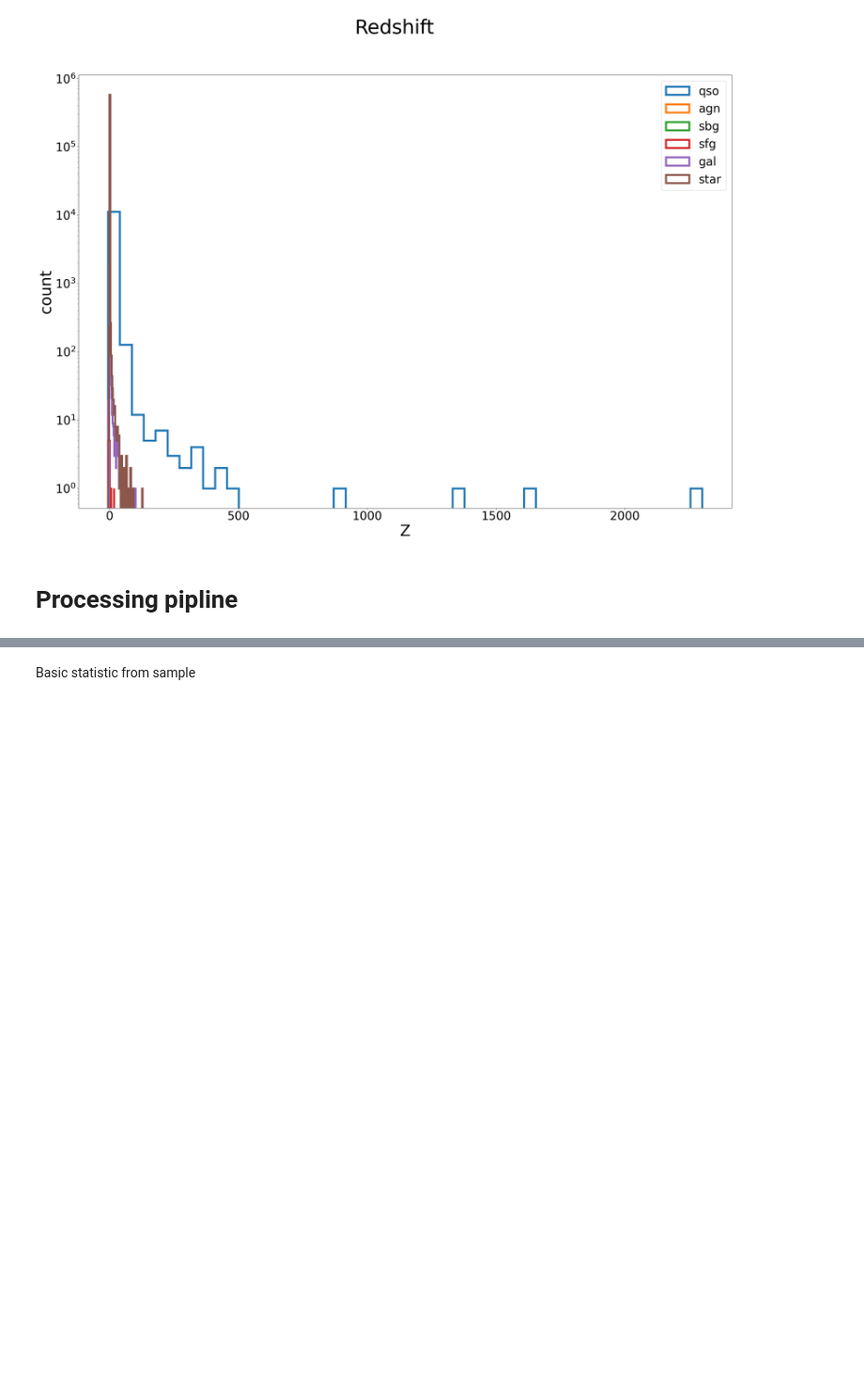
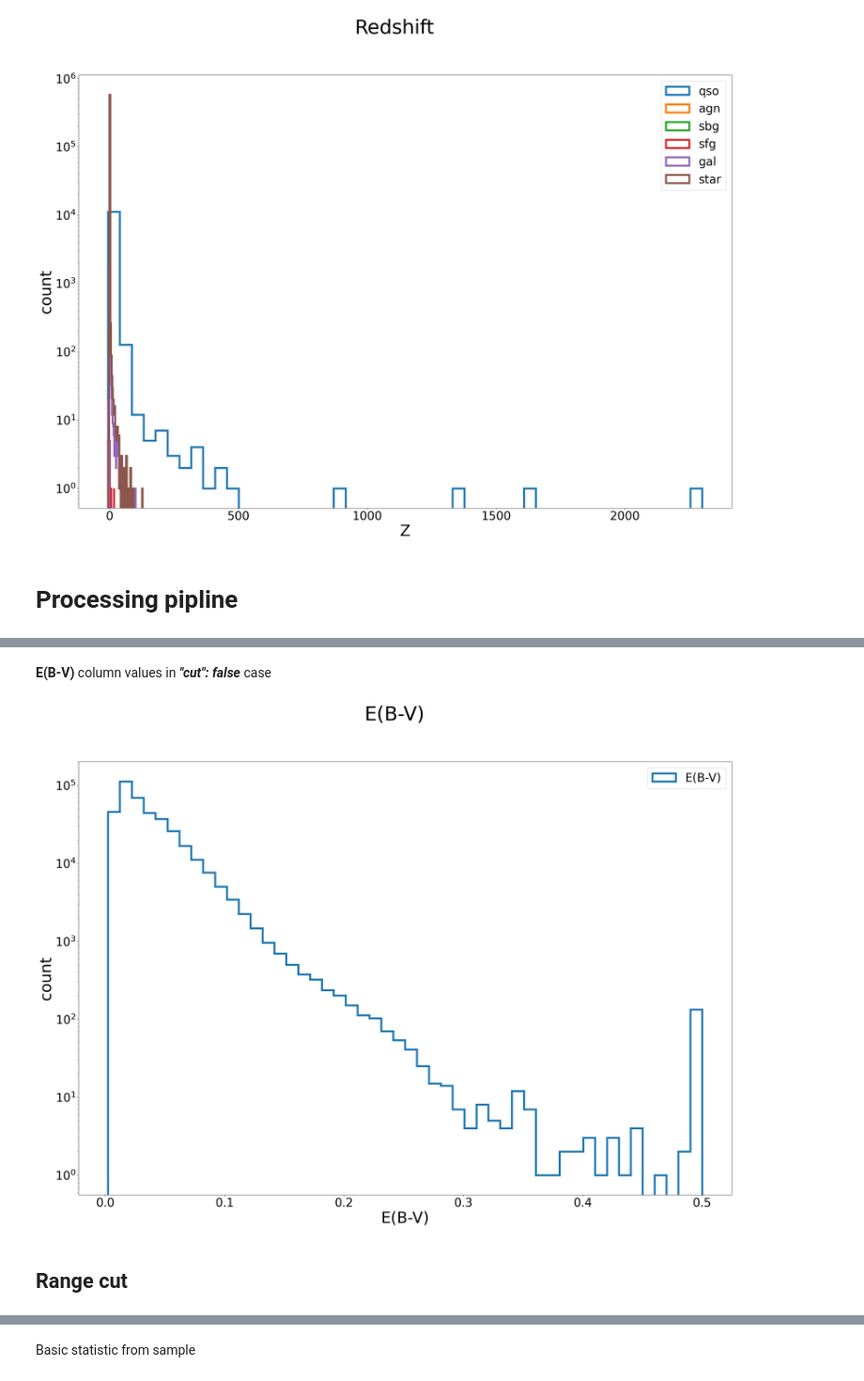
Before and after one commit to lrikozavr/extragalactic_object_locate_with_ml, a Jupyter notebook: export/main.ipynb, the cells around one changed output, grey strips where cells are left out. Shown at 94% size. Saved outputs shown, nothing was run; the diff lists cells and outputs as text; code cells hidden in the pictures; blank space fills up the shorter version.

```diff
--- a/export/main.ipynb
+++ b/export/main.ipynb
@@ -372,14 +366,24 @@ agn_cls
 # %%
 from matplotlib import pyplot as plt
 %matplotlib inline
-def Hist1(ax,x,mag,label, **kwargs):
+def Histlog(ax,x,mag,label, bins=50, **kwargs):
     ax.set_xlabel(mag,fontsize=40)
     ax.set_ylabel("count",fontsize=40)
     ax.tick_params(axis='x', labelsize=30)
     ax.tick_params(axis='y', labelsize=30)
     ax.set_yscale('log')
     #ax.set_title(name,fontsize = 50)
-    ax.hist(x,bins=50, label=label,**kwargs)
+    ax.hist(x,bins=bins, label=label,**kwargs)
+
+def Hist(ax,x,mag,label, bins=50, **kwargs):
+    ax.set_xlabel(mag,fontsize=40)
+    ax.set_ylabel("count",fontsize=40)
+    ax.tick_params(axis='x', labelsize=30)
+    ax.tick_params(axis='y', labelsize=30)
+    #ax.set_title(name,fontsize = 50)
+    ax.hist(x,bins=bins, label=label,**kwargs)
+
+bins_ = lambda data, binwidth: np.arange(min(data), max(data) + binwidth, step=binwidth)
 # %%
 config.name_class
 # %% [output]
@@ -471,0 +512,3 @@ data
+# %%
+data = pd.read_csv(f'{config.path_sample}/qso.csv', header = 0, sep = ',')
+data
@@ -471,0 +531,5 @@ data
+# %%
+from data_process import deredded
+
+data_deredded = deredded(data,config)
+data_deredded
@@ -471,0 +553,20 @@ data
+# %% [markdown]
+<b>E(B-V)</b> column values in <b><i>"cut": false</i></b> case
+# %%
+
+fig=plt.figure()
+ax = fig.add_subplot(1,1,1)
+fig.suptitle("E(B-V)", fontsize=50)
+#for i, name_class in enumerate(config.name_class):
+    #if(not name_class == "star"):
+Histlog(ax,data_deredded["E(B-V)"],'E(B-V)',"E(B-V)", histtype='step', fill=config.picture["hist"]["fill"], lw=5)
+ax.legend(prop={'size': 30})
+fig.set_size_inches(30,20)
+#fig.savefig(f"{config.path_pic}/hist/{config.name_sample}_{class_name}_{col}_hist.png")
+#fig.show()
+plt.show()
+#plt.close(fig)
+# %% [output]
+[figure, added]
+# %% [markdown]
+<h2>Range cut</h2>
```
Also changed, not shown: parts of 50 cells of this notebook, 1 other file.
